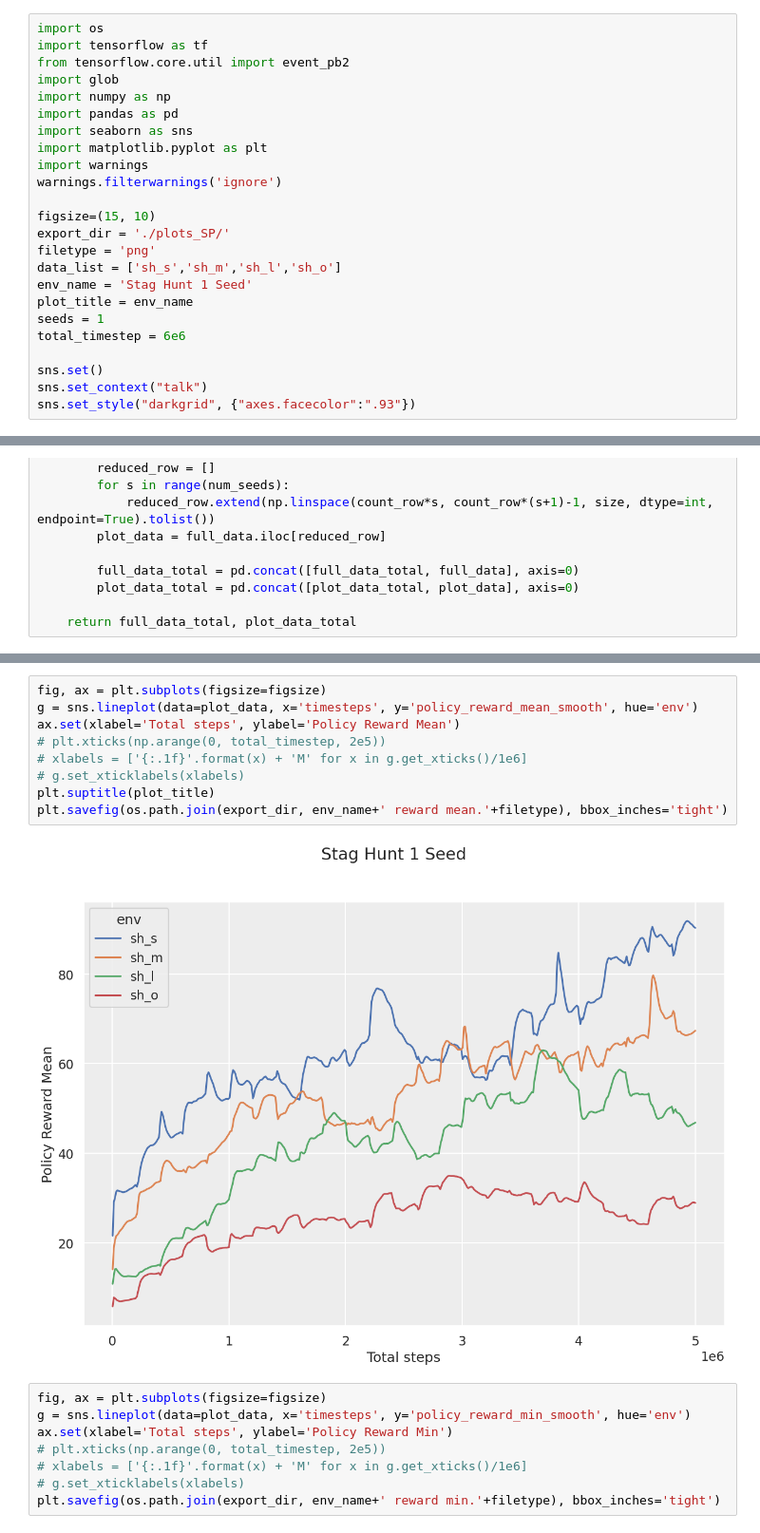
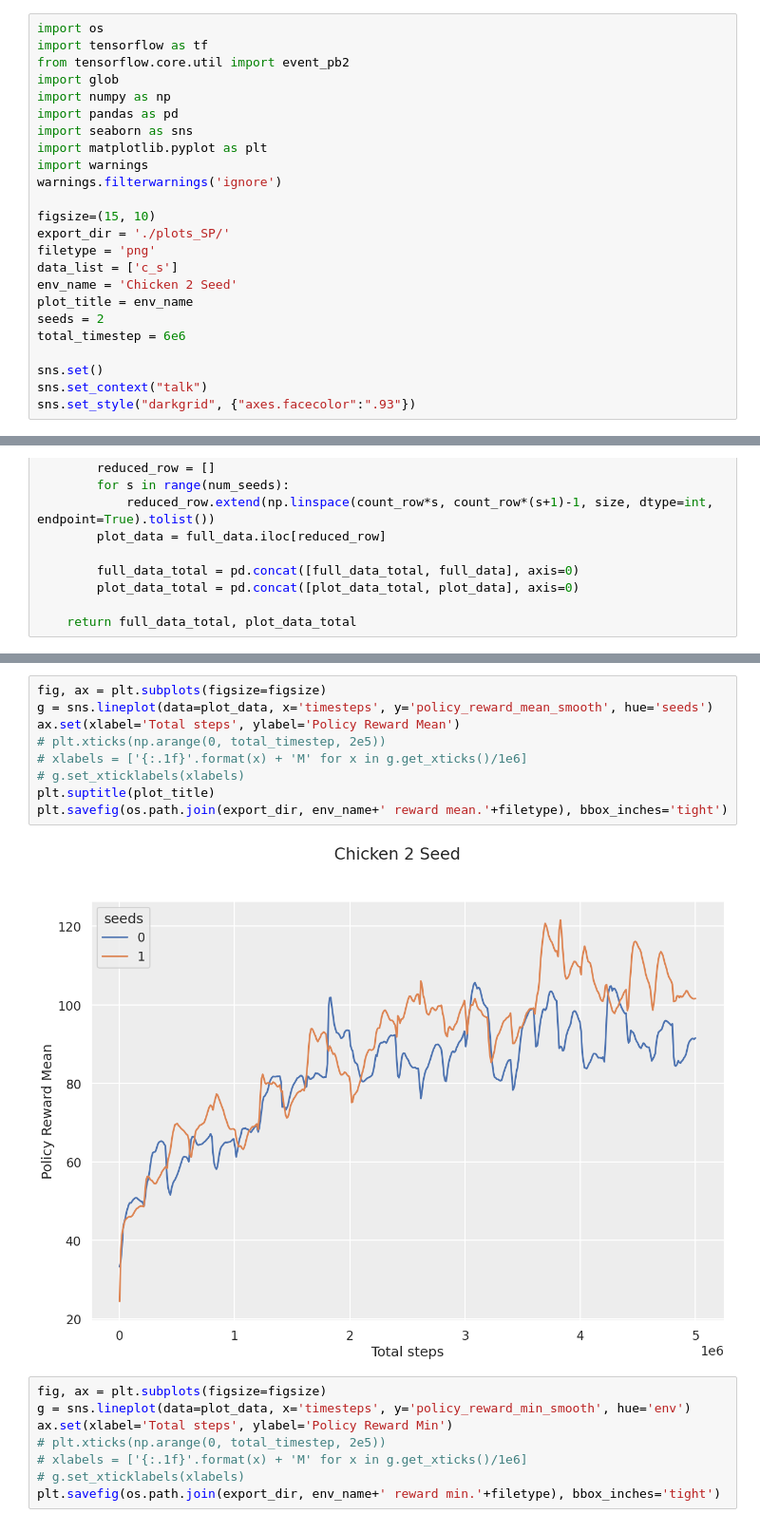
Before and after one commit to ThomasChen98/Level-of-Influence, a Jupyter notebook: MARL/learning_curves_SP.ipynb, the cells around one changed output, grey strips where cells are left out. Shown: that part at 95% size. Drawn from its saved outputs; the diff is of its cells as text.

```diff
--- a/MARL/learning_curves_SP.ipynb
+++ b/MARL/learning_curves_SP.ipynb
@@ -13,10 +13,10 @@ warnings.filterwarnings('ignore')
 figsize=(15, 10)
 export_dir = './plots_SP/'
 filetype = 'png'
-data_list = ['sh_s','sh_m','sh_l','sh_o']
-env_name = 'Stag Hunt 1 Seed'
+data_list = ['c_s']
+env_name = 'Chicken 2 Seed'
 plot_title = env_name
-seeds = 1
+seeds = 2
 total_timestep = 6e6
 
 sns.set()
@@ -75,14 +90,14 @@ full_data, plot_data = read_evaluation_data(data_list, size=500)
 # %%
 fig, ax = plt.subplots(figsize=figsize)
-g = sns.lineplot(data=plot_data, x='timesteps', y='policy_reward_mean_smooth', hue='env')
+g = sns.lineplot(data=plot_data, x='timesteps', y='policy_reward_mean_smooth', hue='seeds')
 ax.set(xlabel='Total steps', ylabel='Policy Reward Mean')
 # plt.xticks(np.arange(0, total_timestep, 2e5))
 # xlabels = ['{:.1f}'.format(x) + 'M' for x in g.get_xticks()/1e6]
 # g.set_xticklabels(xlabels)
 plt.suptitle(plot_title)
 plt.savefig(os.path.join(export_dir, env_name+' reward mean.'+filetype), bbox_inches='tight')
 # %% [output]
-[figure, old version]
+[figure, new version]
 # %%
 fig, ax = plt.subplots(figsize=figsize)
 g = sns.lineplot(data=plot_data, x='timesteps', y='policy_reward_min_smooth', hue='env')
```
Also changed, not shown: parts of 1 cell of this notebook, 18 other files.
